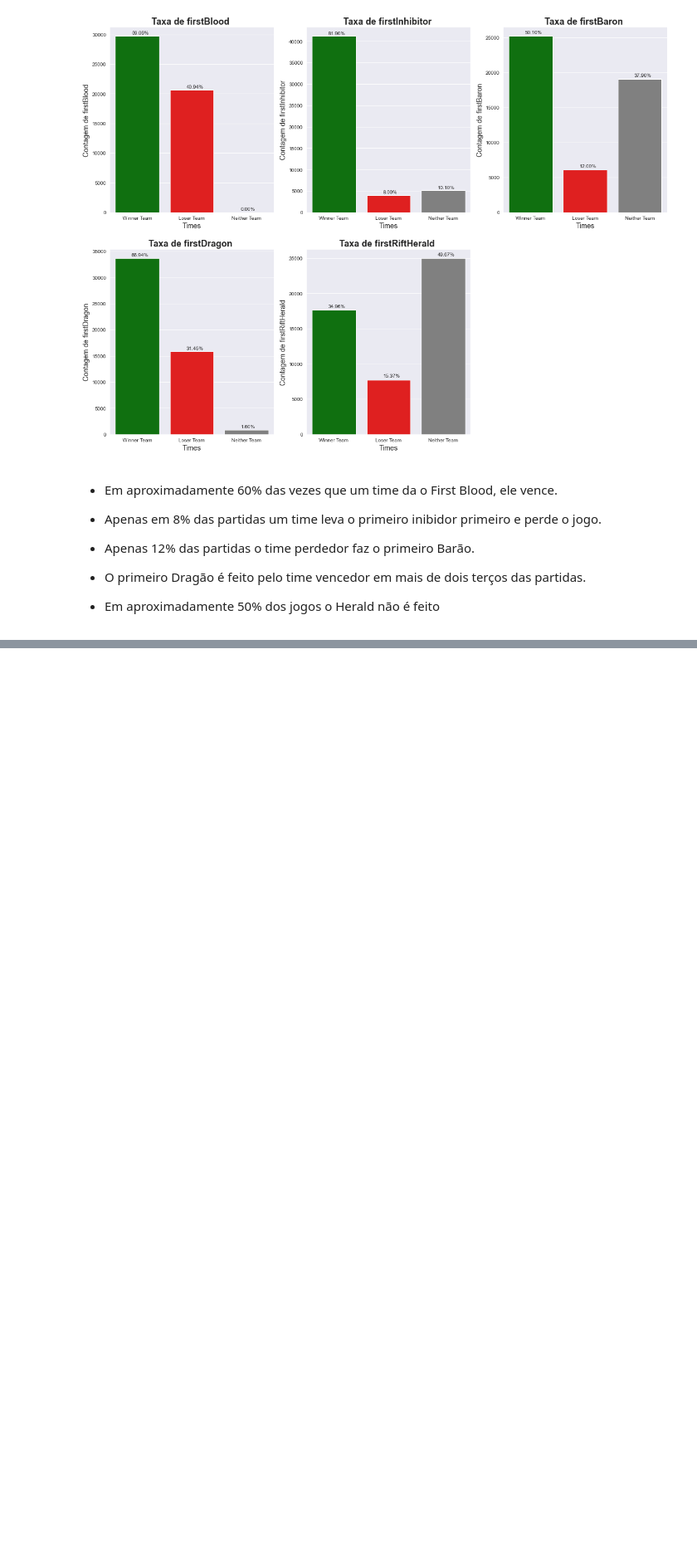
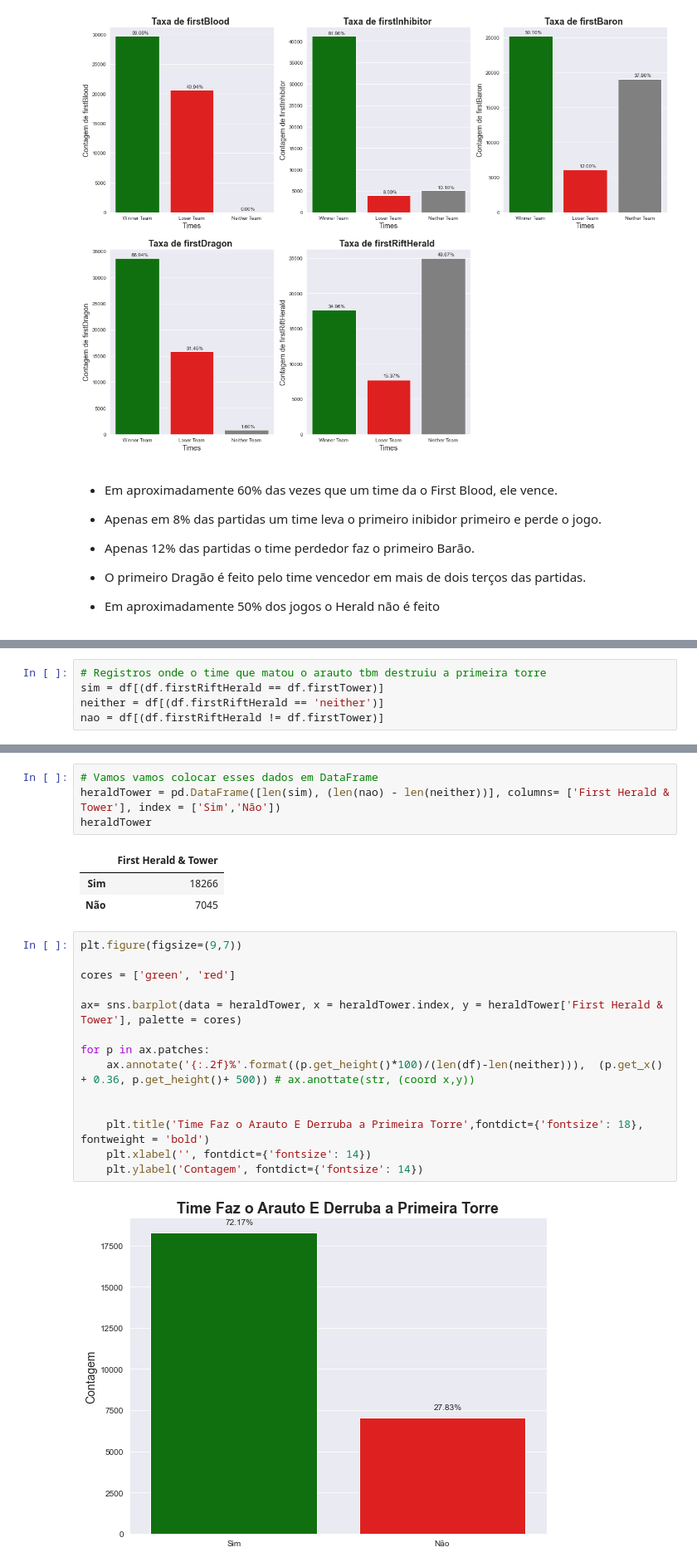
Before and after one commit to rafajovelho/League-Of-Legends-Data-Analysys, a Jupyter notebook: LoL.ipynb, the cells around one changed output, grey strips where cells are left out. Shown: that part at 83% size. Drawn from its saved outputs; the diff is of its cells as text; blank space fills up the shorter version.

Commit message:
Análise de Dados de partidas de LoL

```diff
--- a/LoL.ipynb
+++ b/LoL.ipynb
@@ -744,0 +747,5 @@ for i in range(0, len(cols)):
+# %%
+# Registros onde o time que matou o arauto tbm destruiu a primeira torre
+sim = df[(df.firstRiftHerald == df.firstTower)]
+neither = df[(df.firstRiftHerald == 'neither')]
+nao = df[(df.firstRiftHerald != df.firstTower)]
@@ -744,0 +760,24 @@ for i in range(0, len(cols)):
+# %%
+# Vamos vamos colocar esses dados em DataFrame
+heraldTower = pd.DataFrame([len(sim), (len(nao) - len(neither))], columns= ['First Herald & Tower'], index = ['Sim','Não'])
+heraldTower
+# %% [output]
+|  | First Herald & Tower |
+| Sim | 18266 |
+| Não | 7045 |
+# %%
+plt.figure(figsize=(9,7))
+
+cores = ['green', 'red']
+
+ax= sns.barplot(data = heraldTower, x = heraldTower.index, y = heraldTower['First Herald & Tower'], palette = cores)
+
+for p in ax.patches:
+    ax.annotate('{:.2f}%'.format((p.get_height()*100)/(len(df)-len(neither))),  (p.get_x() + 0.36, p.get_height()+ 500)) # ax.anottate(str, (coord x,y))
+
+
+    plt.title('Time Faz o Arauto E Derruba a Primeira Torre',fontdict={'fontsize': 18}, fontweight = 'bold')
+    plt.xlabel('', fontdict={'fontsize': 14})
+    plt.ylabel('Contagem', fontdict={'fontsize': 14})
+# %% [output]
+[figure, added]
```
Also changed, not shown: parts of 6 cells of this notebook.
